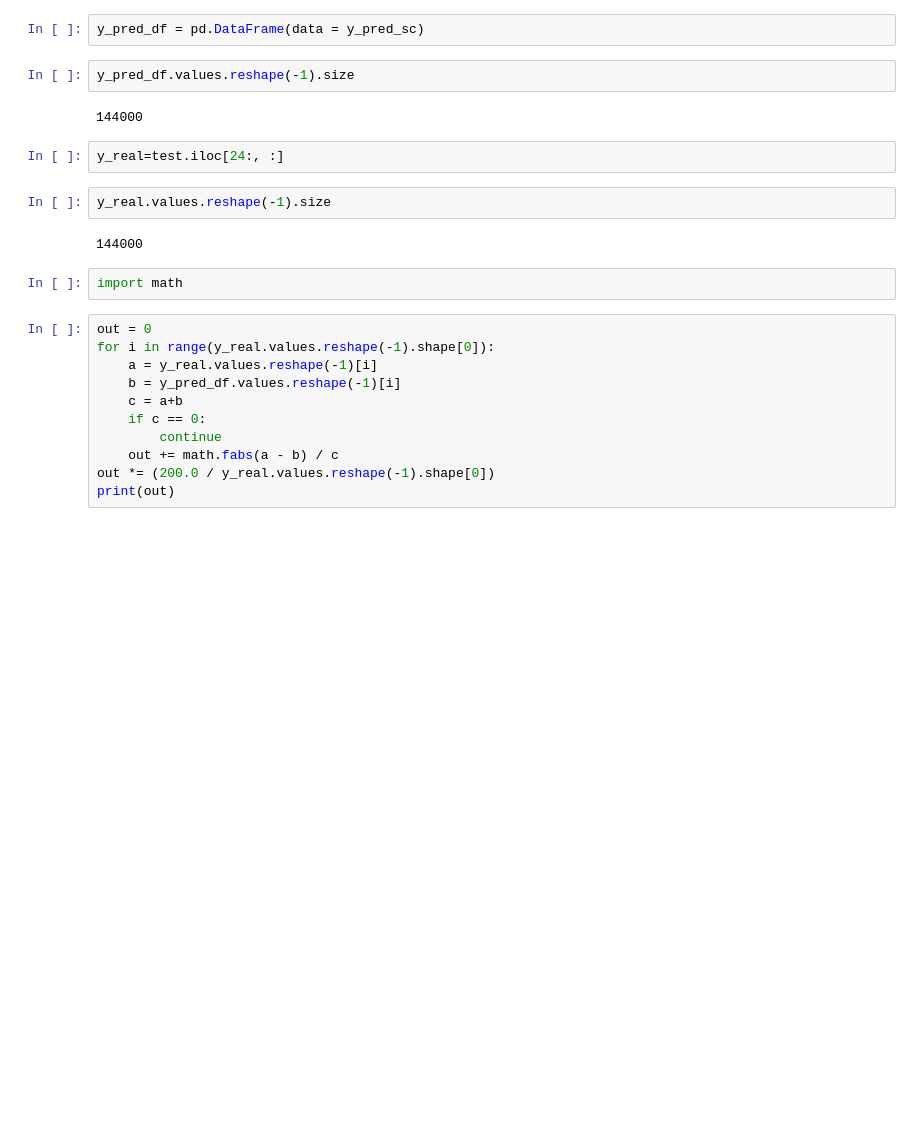
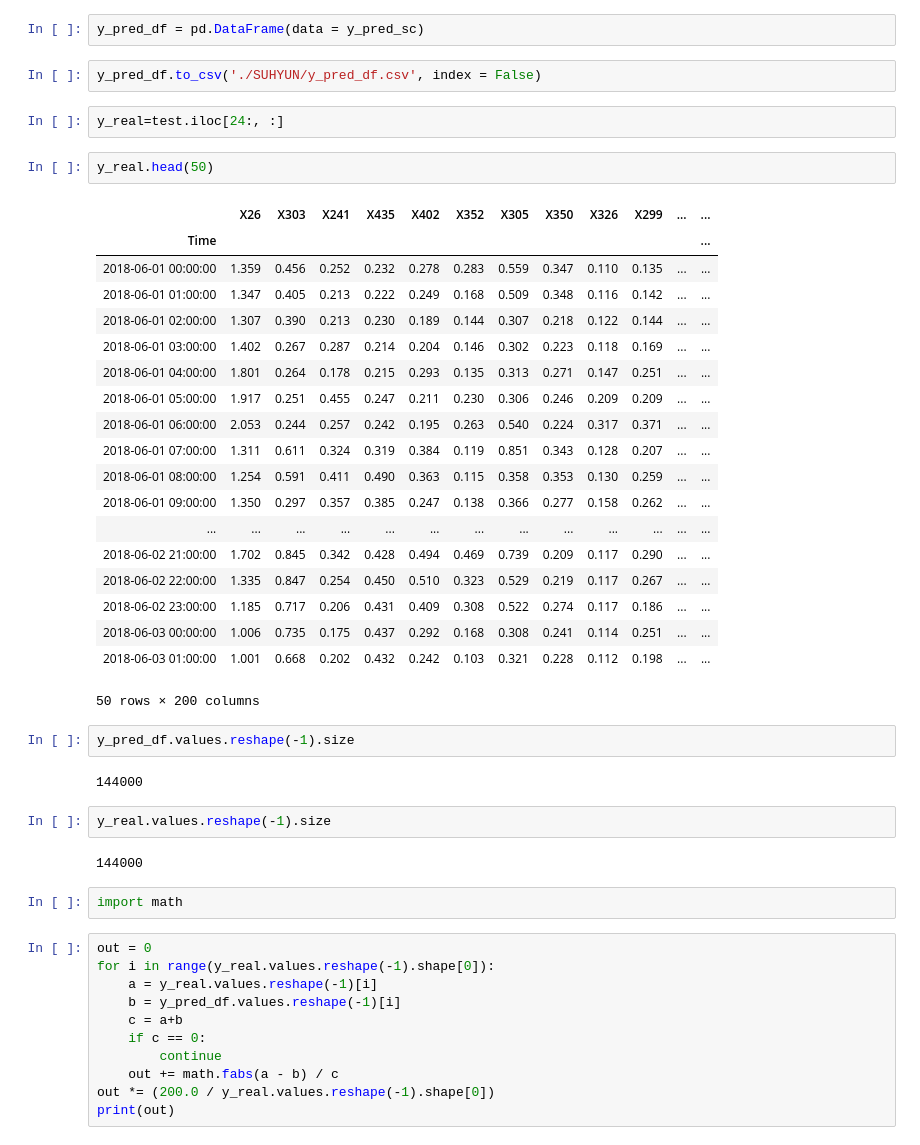
Before and after one commit to yagippi27/DACON_CONTEST_2019, a Jupyter notebook: SUHYUN/LSTM__.ipynb, the cells around one changed output. Cells and saved outputs as stored; diff of their text form; blank space fills up the shorter version.

```diff
--- a/SUHYUN/LSTM__.ipynb
+++ b/SUHYUN/LSTM__.ipynb
@@ -455,11 +420,35 @@ array([[ 1.4030023 ,  0.5073057 ,  0.2777004 , ...,  0.24628478,
 # %%
 y_pred_df = pd.DataFrame(data = y_pred_sc)
+# %%
+y_pred_df.to_csv('./SUHYUN/y_pred_df.csv', index = False)
+# %%
+y_real=test.iloc[24:, :]
+# %%
+y_real.head(50)
+# %% [output]
+|  | X26 | X303 | X241 | X435 | X402 | X352 | X305 | X350 | X326 | X299 | ... | ... |
+| Time |  |  |  |  |  |  |  |  |  |  |  | ... |
+| 2018-06-01 00:00:00 | 1.359 | 0.456 | 0.252 | 0.232 | 0.278 | 0.283 | 0.559 | 0.347 | 0.110 | 0.135 | ... | ... |
+| 2018-06-01 01:00:00 | 1.347 | 0.405 | 0.213 | 0.222 | 0.249 | 0.168 | 0.509 | 0.348 | 0.116 | 0.142 | ... | ... |
+| 2018-06-01 02:00:00 | 1.307 | 0.390 | 0.213 | 0.230 | 0.189 | 0.144 | 0.307 | 0.218 | 0.122 | 0.144 | ... | ... |
+| 2018-06-01 03:00:00 | 1.402 | 0.267 | 0.287 | 0.214 | 0.204 | 0.146 | 0.302 | 0.223 | 0.118 | 0.169 | ... | ... |
+| 2018-06-01 04:00:00 | 1.801 | 0.264 | 0.178 | 0.215 | 0.293 | 0.135 | 0.313 | 0.271 | 0.147 | 0.251 | ... | ... |
+| 2018-06-01 05:00:00 | 1.917 | 0.251 | 0.455 | 0.247 | 0.211 | 0.230 | 0.306 | 0.246 | 0.209 | 0.209 | ... | ... |
+| 2018-06-01 06:00:00 | 2.053 | 0.244 | 0.257 | 0.242 | 0.195 | 0.263 | 0.540 | 0.224 | 0.317 | 0.371 | ... | ... |
+| 2018-06-01 07:00:00 | 1.311 | 0.611 | 0.324 | 0.319 | 0.384 | 0.119 | 0.851 | 0.343 | 0.128 | 0.207 | ... | ... |
+| 2018-06-01 08:00:00 | 1.254 | 0.591 | 0.411 | 0.490 | 0.363 | 0.115 | 0.358 | 0.353 | 0.130 | 0.259 | ... | ... |
+| 2018-06-01 09:00:00 | 1.350 | 0.297 | 0.357 | 0.385 | 0.247 | 0.138 | 0.366 | 0.277 | 0.158 | 0.262 | ... | ... |
+| ... | ... | ... | ... | ... | ... | ... | ... | ... | ... | ... | ... | ... |
+| 2018-06-02 21:00:00 | 1.702 | 0.845 | 0.342 | 0.428 | 0.494 | 0.469 | 0.739 | 0.209 | 0.117 | 0.290 | ... | ... |
+| 2018-06-02 22:00:00 | 1.335 | 0.847 | 0.254 | 0.450 | 0.510 | 0.323 | 0.529 | 0.219 | 0.117 | 0.267 | ... | ... |
+| 2018-06-02 23:00:00 | 1.185 | 0.717 | 0.206 | 0.431 | 0.409 | 0.308 | 0.522 | 0.274 | 0.117 | 0.186 | ... | ... |
+| 2018-06-03 00:00:00 | 1.006 | 0.735 | 0.175 | 0.437 | 0.292 | 0.168 | 0.308 | 0.241 | 0.114 | 0.251 | ... | ... |
+| 2018-06-03 01:00:00 | 1.001 | 0.668 | 0.202 | 0.432 | 0.242 | 0.103 | 0.321 | 0.228 | 0.112 | 0.198 | ... | ... |
+50 rows × 200 columns
 # %%
 y_pred_df.values.reshape(-1).size
 # %% [output]
 144000
-# %%
-y_real=test.iloc[24:, :]
 # %%
 y_real.values.reshape(-1).size
 # %% [output]
```
Also changed, not shown: parts of 14 cells of this notebook, 2 other files.
